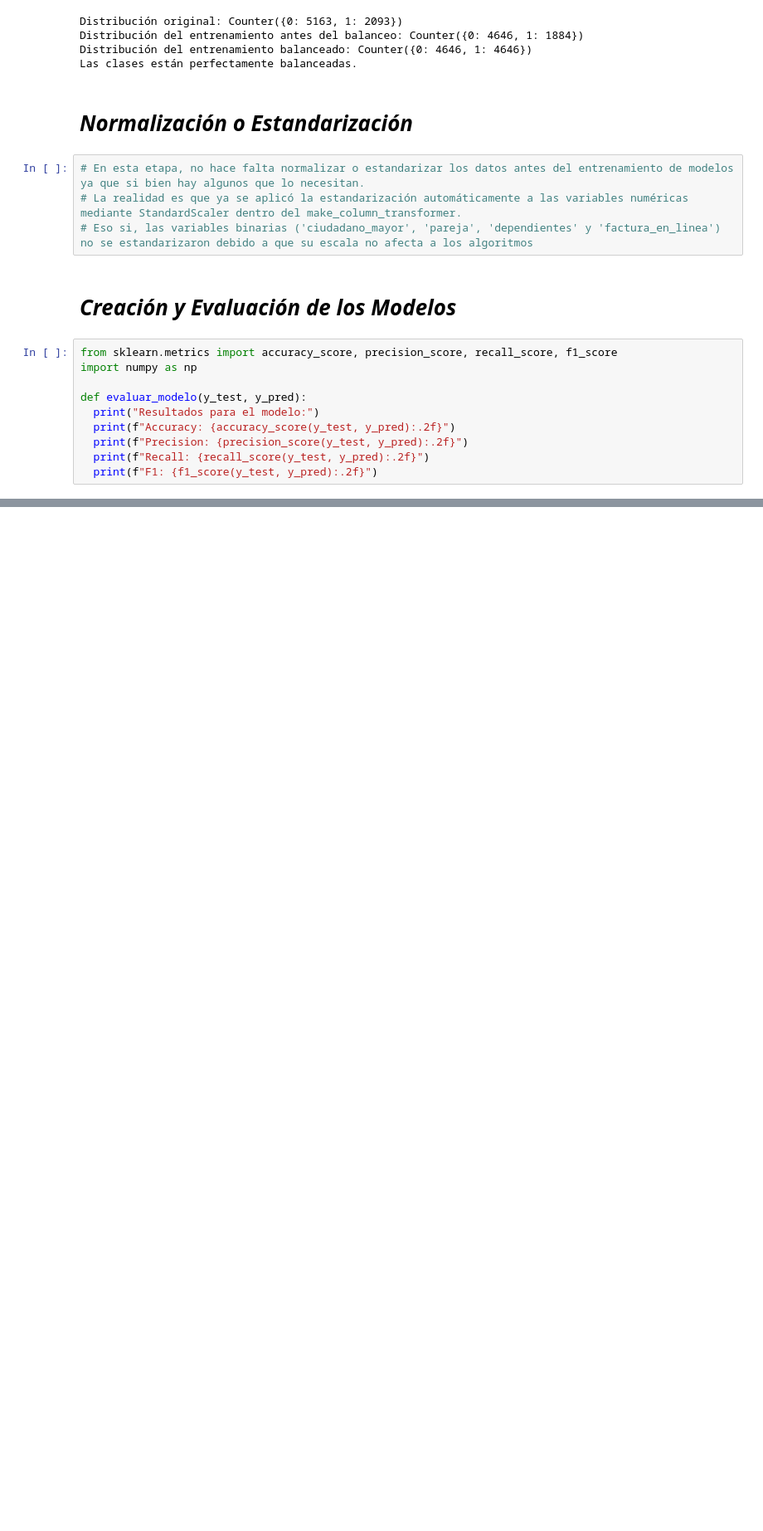
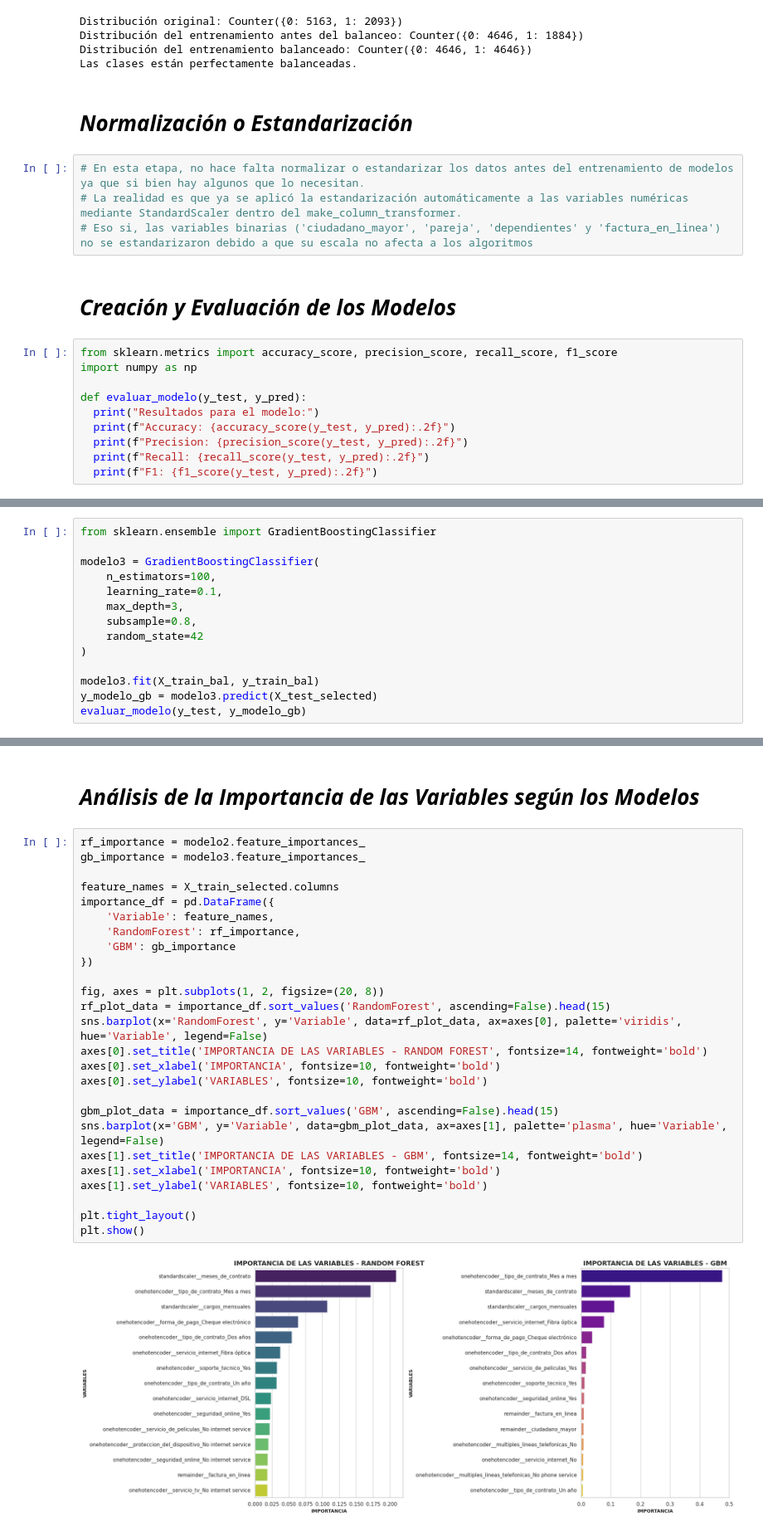
Before and after one commit to AlanGranea/Challenge-Telecom-X-Parte-2, a Jupyter notebook: Challenge_Telecom_X_Parte_2.ipynb, the cells around one changed output, grey strips where cells are left out. Shown at 83% size. Cells and saved outputs as stored; diff of their text form; blank space fills up the shorter version.

Commit message:
Análisis de la importancia de las variables de los modelos y mejores métricas obtenidas

```diff
--- a/Challenge_Telecom_X_Parte_2.ipynb
+++ b/Challenge_Telecom_X_Parte_2.ipynb
@@ -633,0 +629,14 @@ F1: 0.64
+# %%
+from sklearn.ensemble import GradientBoostingClassifier
+
+modelo3 = GradientBoostingClassifier(
+    n_estimators=100,
+    learning_rate=0.1,
+    max_depth=3,
+    subsample=0.8,
+    random_state=42
+)
+
+modelo3.fit(X_train_bal, y_train_bal)
+y_modelo_gb = modelo3.predict(X_test_selected)
+evaluar_modelo(y_test, y_modelo_gb)
@@ -699,0 +698,30 @@ visualizacion_matriz.plot();
+# %% [markdown]
+# ***Análisis de la Importancia de las Variables según los Modelos***
+# %%
+rf_importance = modelo2.feature_importances_
+gb_importance = modelo3.feature_importances_
+
+feature_names = X_train_selected.columns
+importance_df = pd.DataFrame({
+    'Variable': feature_names,
+    'RandomForest': rf_importance,
+    'GBM': gb_importance
+})
+
+fig, axes = plt.subplots(1, 2, figsize=(20, 8))
+rf_plot_data = importance_df.sort_values('RandomForest', ascending=False).head(15)
+sns.barplot(x='RandomForest', y='Variable', data=rf_plot_data, ax=axes[0], palette='viridis', hue='Variable', legend=False)
+axes[0].set_title('IMPORTANCIA DE LAS VARIABLES - RANDOM FOREST', fontsize=14, fontweight='bold')
+axes[0].set_xlabel('IMPORTANCIA', fontsize=10, fontweight='bold')
+axes[0].set_ylabel('VARIABLES', fontsize=10, fontweight='bold')
+
+gbm_plot_data = importance_df.sort_values('GBM', ascending=False).head(15)
+sns.barplot(x='GBM', y='Variable', data=gbm_plot_data, ax=axes[1], palette='plasma', hue='Variable', legend=False)
+axes[1].set_title('IMPORTANCIA DE LAS VARIABLES - GBM', fontsize=14, fontweight='bold')
+axes[1].set_xlabel('IMPORTANCIA', fontsize=10, fontweight='bold')
+axes[1].set_ylabel('VARIABLES', fontsize=10, fontweight='bold')
+
+plt.tight_layout()
+plt.show()
+# %% [output]
+[figure, added]
```
Also changed, not shown: parts of 11 cells of this notebook.
